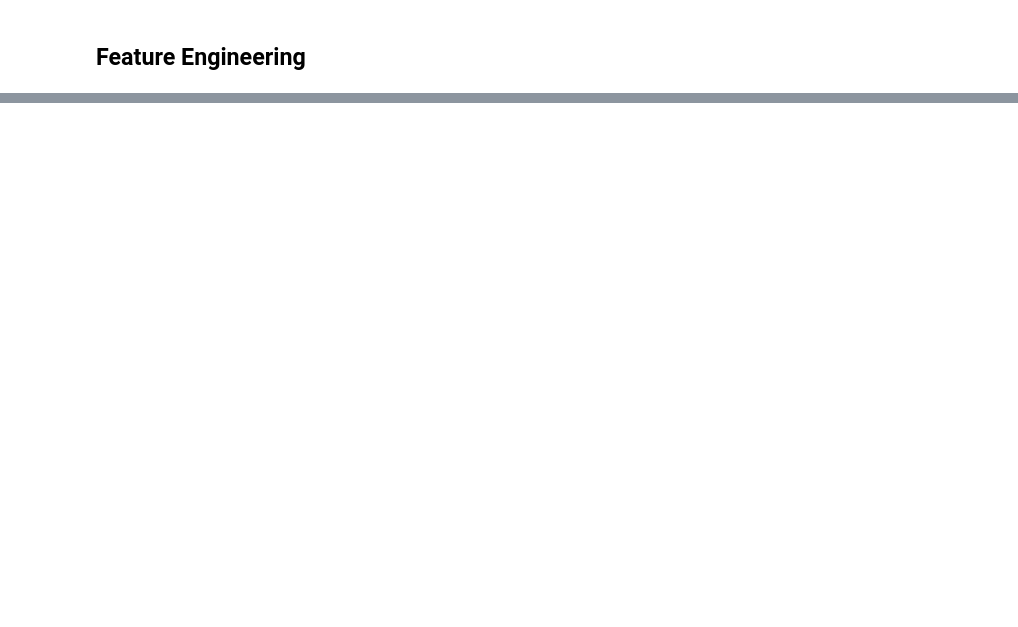
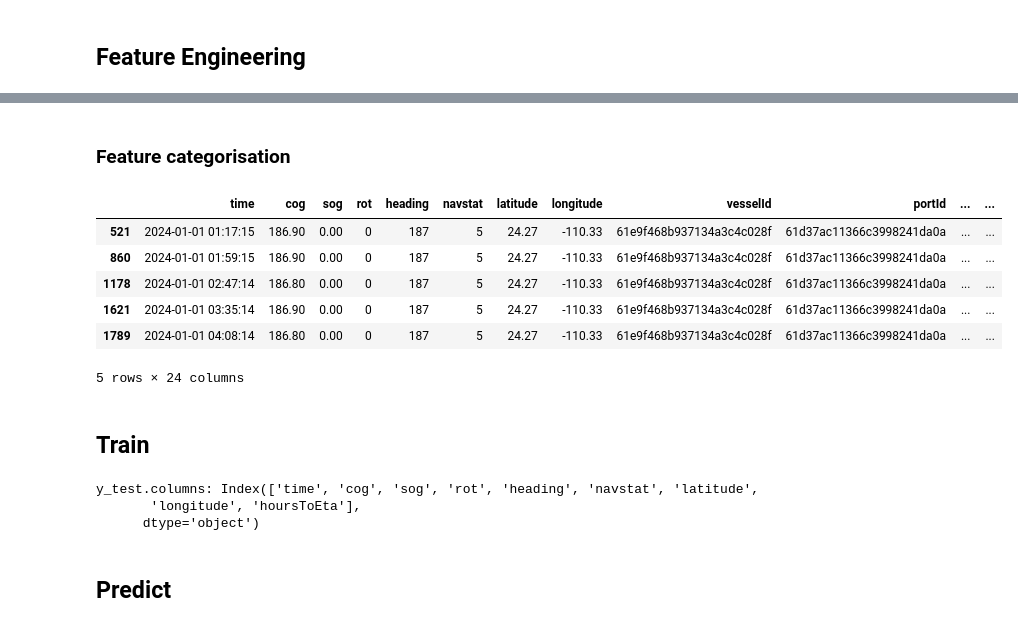
Before and after one commit to gunhamn/public, a Jupyter notebook: ML_NTNU/2024/Project materials/train.ipynb, the cells around one changed output, grey strips where cells are left out. Drawn from its saved outputs; the diff is of its cells as text; code cells hidden in the pictures; blank space fills up the shorter version.

```diff
--- a/ML_NTNU/2024/Project materials/train.ipynb
+++ b/ML_NTNU/2024/Project materials/train.ipynb
@@ -219,0 +113,19 @@ from sklearn.metrics import mean_squared_error
+# %%
+df = vesselsToPredict.copy()
+
+# Print what type ais_train_FE['time'] is¨
+print(type(df['time']))
+df = df.sort_values('time')
+
+df['hoursPassed'] = (df['time'].diff().dt.total_seconds() / 3600).fillna(0)
+df['hoursToEta'] = ((df['etaRaw'] - df['time']).dt.total_seconds() / 3600).fillna(0)
+df = df.drop(columns='etaRaw')
+
+# Added sin and cos for time of day
+df['hour_sin'] = np.sin(2 * np.pi * df['time'].dt.hour / 24)
+df['hour_cos'] = np.cos(2 * np.pi * df['time'].dt.hour / 24)
+df['minute_sin'] = np.sin(2 * np.pi * df['time'].dt.minute / 60)
+df['minute_cos'] = np.cos(2 * np.pi * df['time'].dt.minute / 60)
+
+
+df.head()
@@ -219,0 +140,57 @@ from sklearn.metrics import mean_squared_error
+# %% [markdown]
+### Feature categorisation
+# %%
+# Update these lists as new features are added
+index_feature = ['time']
+stable_features = ['hoursPassed', 'hour_sin', 'hour_cos', 'minute_sin', 'minute_cos']
+lag_features = ['cog', 'sog', 'rot', 'heading', 'navstat', 'latitude', 'longitude', 'hoursToEta']
+# Used later to separate the features
+lag_features_lag = [feature + '_lag' for feature in lag_features]
+
+def add_lag_features(df, lag_features):
+    for feature in lag_features:
+        df.loc[:, feature + '_lag'] = df[feature].shift(1).dropna() # dropping the first row
+    return df.iloc[1:].copy()
+
+df = add_lag_features(df, lag_features)
+
+df.head(5)
+# %% [output]
+|  | time | cog | sog | rot | heading | navstat | latitude | longitude | vesselId | portId | ... | ... |
+| 521 | 2024-01-01 01:17:15 | 186.90 | 0.00 | 0 | 187 | 5 | 24.27 | -110.33 | 61e9f468b937134a3c4c028f | 61d37ac11366c3998241da0a | ... | ... |
+| 860 | 2024-01-01 01:59:15 | 186.90 | 0.00 | 0 | 187 | 5 | 24.27 | -110.33 | 61e9f468b937134a3c4c028f | 61d37ac11366c3998241da0a | ... | ... |
+| 1178 | 2024-01-01 02:47:14 | 186.80 | 0.00 | 0 | 187 | 5 | 24.27 | -110.33 | 61e9f468b937134a3c4c028f | 61d37ac11366c3998241da0a | ... | ... |
+| 1621 | 2024-01-01 03:35:14 | 186.90 | 0.00 | 0 | 187 | 5 | 24.27 | -110.33 | 61e9f468b937134a3c4c028f | 61d37ac11366c3998241da0a | ... | ... |
+| 1789 | 2024-01-01 04:08:14 | 186.80 | 0.00 | 0 | 187 | 5 | 24.27 | -110.33 | 61e9f468b937134a3c4c028f | 61d37ac11366c3998241da0a | ... | ... |
+5 rows × 24 columns
+# %% [markdown]
+## Train
+# %%
+import pandas as pd
+from sklearn.linear_model import LinearRegression
+from sklearn.model_selection import train_test_split
+
+# Prepare the data
+X = df[index_feature + lag_features_lag + stable_features]
+y = df[index_feature + lag_features]
+
+split_date = pd.Timestamp('2024-04-25')
+split_index = df[df['time'] < split_date].shape[0]
+X_train, X_test = X.iloc[:split_index], X.iloc[split_index:]
+y_train, y_test = y.iloc[:split_index], y.iloc[split_index:]
+
+X_train = X_train.drop(columns=index_feature)
+X_test = X_test.drop(columns=index_feature)
+y_train = y_train.drop(columns=index_feature)
+
+# Train the model
+model = LinearRegression()
+model.fit(X_train, y_train)
+
+print(f"y_test.columns: {y_test.columns}")
+# %% [output]
+y_test.columns: Index(['time', 'cog', 'sog', 'rot', 'heading', 'navstat', 'latitude',
+       'longitude', 'hoursToEta'],
+      dtype='object')
+# %% [markdown]
+## Predict
```
Also changed, not shown: parts of 10 cells of this notebook.
